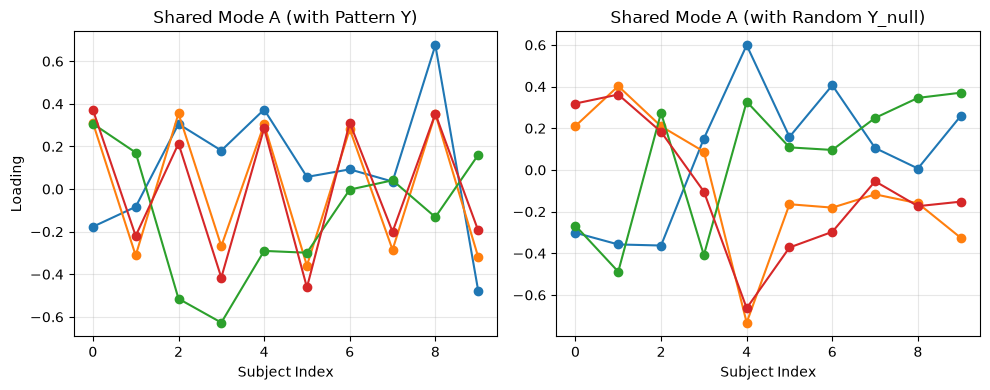
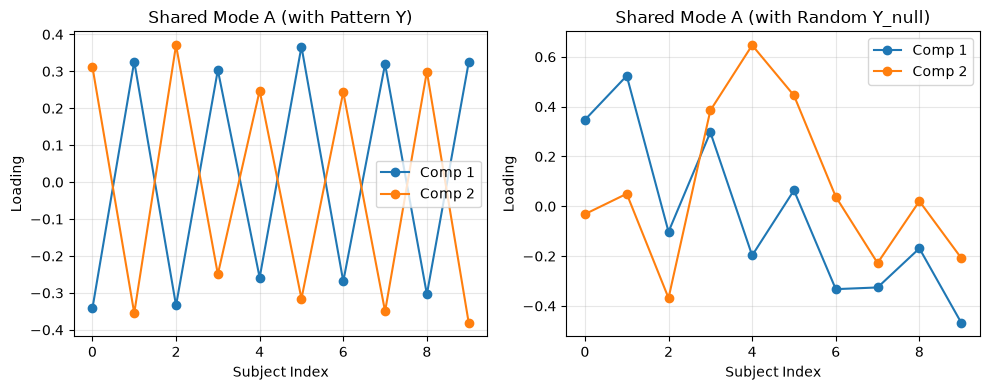
The change to this notebook cell's code, shown as a diff; its figure went from the first image to the second:
--- before
+++ after
@@ -1,5 +1,6 @@
 plt.figure(figsize=(10, 4))
 plt.subplot(1, 2, 1)
-plt.plot(factors[0], 'o-')
+lines1 = plt.plot(factors[0], 'o-')
+plt.legend(lines1, [f'Comp {i+1}' for i in range(factors[0].shape[1])])
 plt.title("Shared Mode A (with Pattern Y)")
 plt.xlabel("Subject Index")
@@ -8,14 +9,17 @@
 
 plt.subplot(1, 2, 2)
-plt.plot(factors_null[0], 'o-')
+lines2 = plt.plot(factors_null[0], 'o-')
+plt.legend(lines2, [f'Comp {i+1}' for i in range(factors_null[0].shape[1])])
 plt.title("Shared Mode A (with Random Y_null)")
 plt.xlabel("Subject Index")
+plt.ylabel("Loading")
 plt.grid(True, alpha=0.3)
 plt.tight_layout()
 plt.show()
 
+
 # Đánh giá định lượng
 labels = np.array([1 if i % 2 == 0 else -1 for i in range(10)])
-corrs = [np.corrcoef(factors[0][:, r], labels)[0, 1] for r in range(4)]
+corrs = [np.corrcoef(factors[0][:, r], labels)[0, 1] for r in range(2)]
 best_comp = np.argmax(np.abs(corrs))
 

Commit: feat: add Jupyter notebooks for EEG data mining experiments and update documentation for Part 3